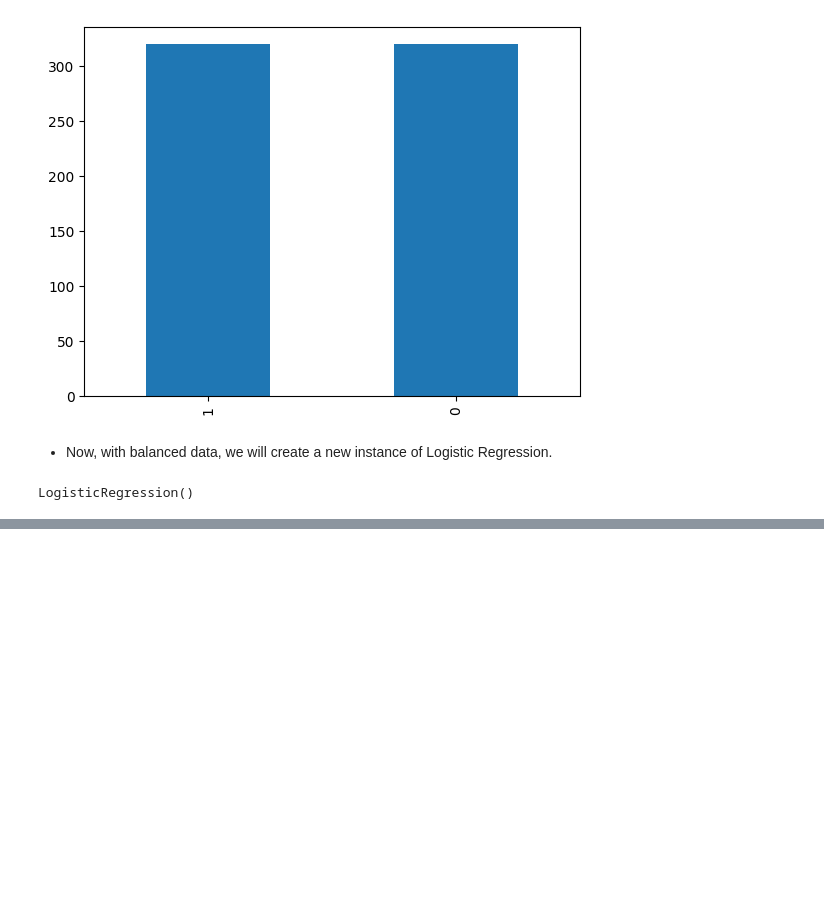
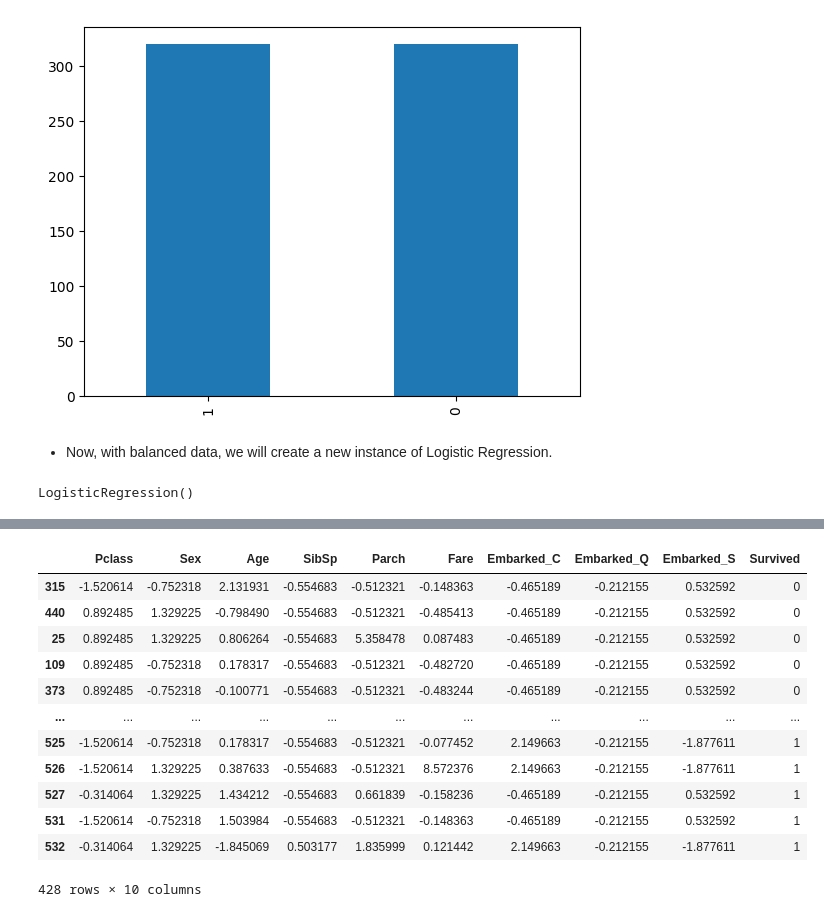
Before and after one commit to data-bootcamp-v4/lessons, a Jupyter notebook: 7_ml/7.5_imbalanced.ipynb, the cells around one changed output, grey strips where cells are left out. Saved outputs shown, nothing was run; the diff lists cells and outputs as text; code cells hidden in the pictures; blank space fills up the shorter version.

```diff
--- a/7_ml/7.5_imbalanced.ipynb
+++ b/7_ml/7.5_imbalanced.ipynb
@@ -183,0 +224,17 @@ weighted avg       0.75      0.75      0.75       178
+# %%
+train_under = pd.concat([no_diabetes_undersampled, survived])
+train_under
+# %% [output]
+|  | Pclass | Sex | Age | SibSp | Parch | Fare | Embarked_C | Embarked_Q | Embarked_S | Survived |
+| 315 | -1.520614 | -0.752318 | 2.131931 | -0.554683 | -0.512321 | -0.148363 | -0.465189 | -0.212155 | 0.532592 | 0 |
+| 440 | 0.892485 | 1.329225 | -0.798490 | -0.554683 | -0.512321 | -0.485413 | -0.465189 | -0.212155 | 0.532592 | 0 |
+| 25 | 0.892485 | 1.329225 | 0.806264 | -0.554683 | 5.358478 | 0.087483 | -0.465189 | -0.212155 | 0.532592 | 0 |
+| 109 | 0.892485 | -0.752318 | 0.178317 | -0.554683 | -0.512321 | -0.482720 | -0.465189 | -0.212155 | 0.532592 | 0 |
+| 373 | 0.892485 | -0.752318 | -0.100771 | -0.554683 | -0.512321 | -0.483244 | -0.465189 | -0.212155 | 0.532592 | 0 |
+| ... | ... | ... | ... | ... | ... | ... | ... | ... | ... | ... |
+| 525 | -1.520614 | -0.752318 | 0.178317 | -0.554683 | -0.512321 | -0.077452 | 2.149663 | -0.212155 | -1.877611 | 1 |
+| 526 | -1.520614 | 1.329225 | 0.387633 | -0.554683 | -0.512321 | 8.572376 | 2.149663 | -0.212155 | -1.877611 | 1 |
+| 527 | -0.314064 | 1.329225 | 1.434212 | -0.554683 | 0.661839 | -0.158236 | -0.465189 | -0.212155 | 0.532592 | 1 |
+| 531 | -1.520614 | -0.752318 | 1.503984 | -0.554683 | -0.512321 | -0.148363 | -0.465189 | -0.212155 | 0.532592 | 1 |
+| 532 | -0.314064 | 1.329225 | -1.845069 | 0.503177 | 1.835999 | 0.121442 | 2.149663 | -0.212155 | -1.877611 | 1 |
+428 rows × 10 columns
```
Also changed, not shown: parts of 28 cells of this notebook.
